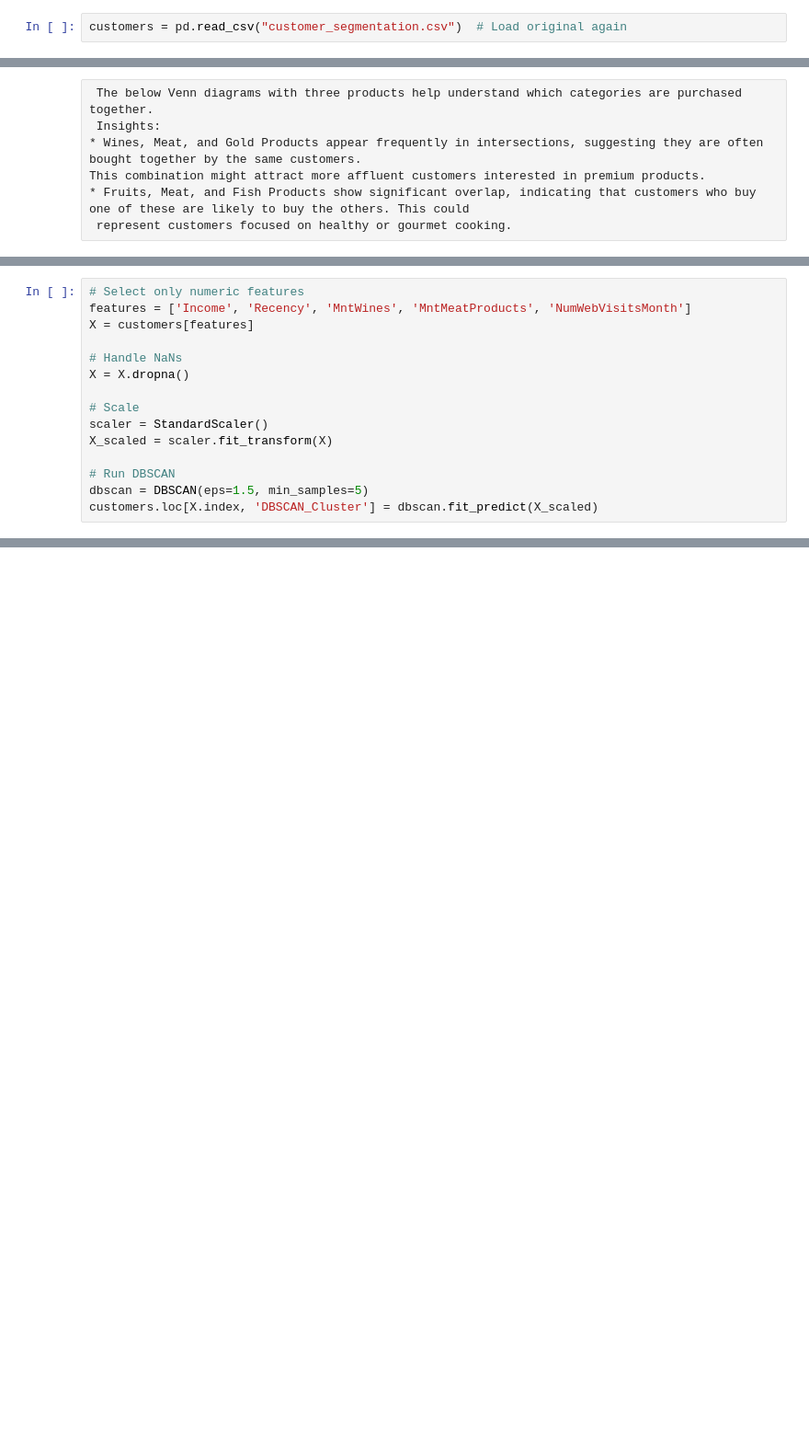
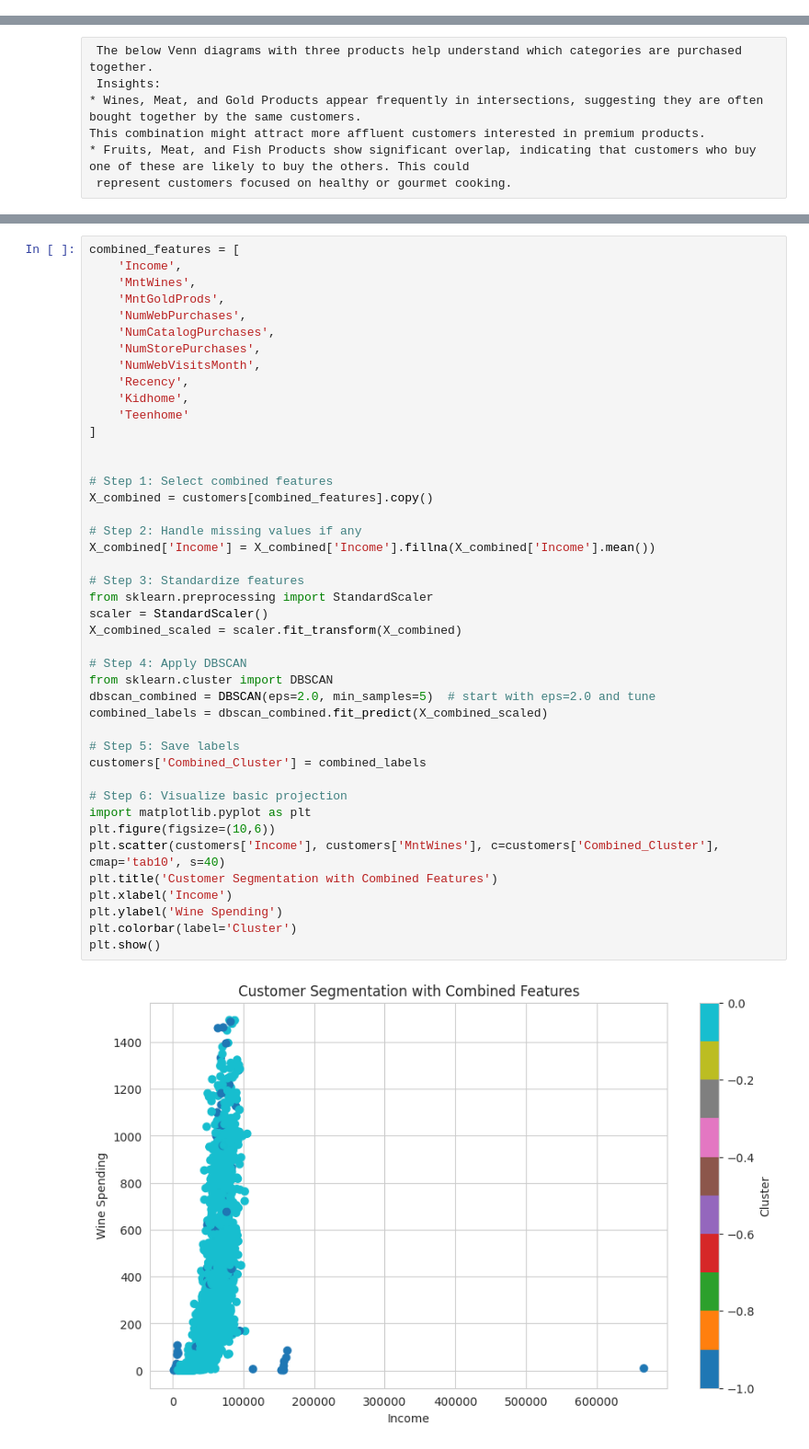
Before and after one commit to vaishnavichandran19121988/Projects-, a Jupyter notebook: CustomerSegmentation/CustomerSegmentation.ipynb, the cells around one changed output, grey strips where cells are left out. Shown at 92% size. Cells and saved outputs as stored; diff of their text form; blank space fills up the shorter version.

Commit message:
Restore all 4 analysis projects

```diff
--- a/CustomerSegmentation/CustomerSegmentation.ipynb
+++ b/CustomerSegmentation/CustomerSegmentation.ipynb
@@ -834,2 +832,0 @@ The below Violin Plots show the total amount spent by customers who accepted or
-# %%
-customers = pd.read_csv("customer_segmentation.csv")  # Load original again
@@ -893,15 +897,0 @@ import seaborn as sns
-# %%
-# Select only numeric features
-features = ['Income', 'Recency', 'MntWines', 'MntMeatProducts', 'NumWebVisitsMonth']
-X = customers[features]
-
-# Handle NaNs
-X = X.dropna()
-
-# Scale
-scaler = StandardScaler()
-X_scaled = scaler.fit_transform(X)
-
-# Run DBSCAN
-dbscan = DBSCAN(eps=1.5, min_samples=5)
-customers.loc[X.index, 'DBSCAN_Cluster'] = dbscan.fit_predict(X_scaled)
@@ -915,0 +898,45 @@ plt.show()
+# %%
+combined_features = [
+    'Income',
+    'MntWines',
+    'MntGoldProds',
+    'NumWebPurchases',
+    'NumCatalogPurchases',
+    'NumStorePurchases',
+    'NumWebVisitsMonth',
+    'Recency',
+    'Kidhome',
+    'Teenhome'
+]
+
+
+# Step 1: Select combined features
+X_combined = customers[combined_features].copy()
+
+# Step 2: Handle missing values if any
+X_combined['Income'] = X_combined['Income'].fillna(X_combined['Income'].mean())
+
+# Step 3: Standardize features
+from sklearn.preprocessing import StandardScaler
+scaler = StandardScaler()
+X_combined_scaled = scaler.fit_transform(X_combined)
+
+# Step 4: Apply DBSCAN
+from sklearn.cluster import DBSCAN
+dbscan_combined = DBSCAN(eps=2.0, min_samples=5)  # start with eps=2.0 and tune
+combined_labels = dbscan_combined.fit_predict(X_combined_scaled)
+
+# Step 5: Save labels
+customers['Combined_Cluster'] = combined_labels
+
+# Step 6: Visualize basic projection
+import matplotlib.pyplot as plt
+plt.figure(figsize=(10,6))
+plt.scatter(customers['Income'], customers['MntWines'], c=customers['Combined_Cluster'], cmap='tab10', s=40)
+plt.title('Customer Segmentation with Combined Features')
+plt.xlabel('Income')
+plt.ylabel('Wine Spending')
+plt.colorbar(label='Cluster')
+plt.show()
+# %% [output]
+[figure, added]
```
Also changed, not shown: parts of 22 cells of this notebook.
